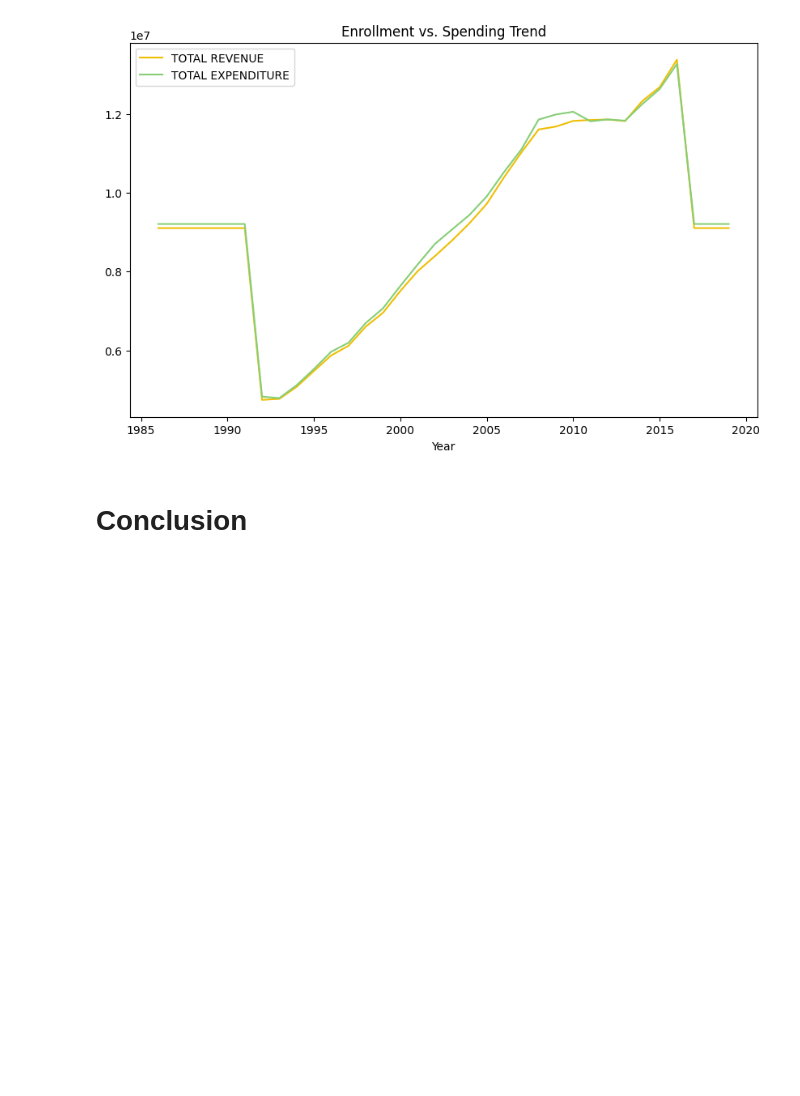
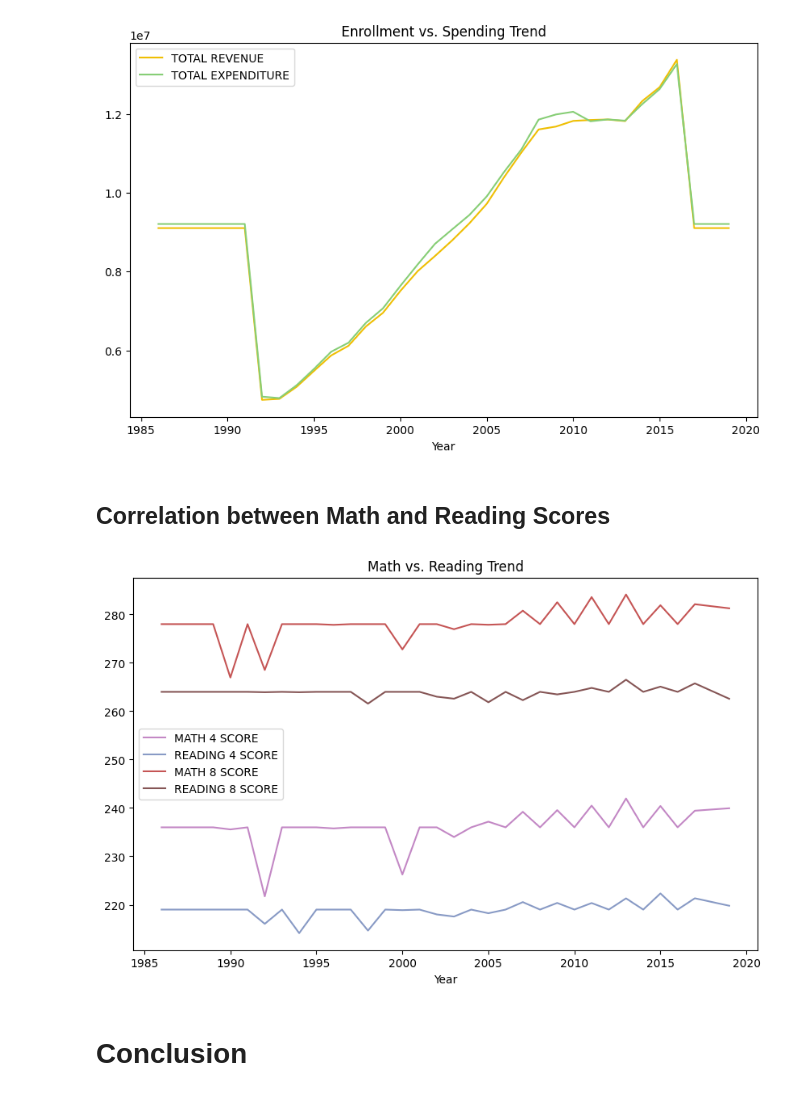
Before and after one commit to roob32/MATHEDA_CALVEZ, a Jupyter notebook: WK11/Excercise/US-Education.ipynb, the cells around one changed output. Saved outputs shown, nothing was run; the diff lists cells and outputs as text; code cells hidden in the pictures; blank space fills up the shorter version.

Commit message:
Updated Correlation Related Analysis

```diff
--- a/WK11/Excercise/US-Education.ipynb
+++ b/WK11/Excercise/US-Education.ipynb
@@ -366,6 +366,20 @@ mpl.xlabel('Year')
 mpl.show()
 # %% [output]
 [figure]
+# %% [markdown]
+## Correlation between Math and Reading Scores
+# %%
+mpl.figure(figsize=(10,6))
+mpl.plot(df_Math4['YEAR'], df_Math4['AVG_MATH_4_SCORE'], color='#c388c5', label='MATH 4 SCORE')
+mpl.plot(df_Reading4['YEAR'], df_Reading4['AVG_READING_4_SCORE'], color='#889ac5', label='READING 4 SCORE')
+mpl.plot(df_Math8['YEAR'], df_Math8['AVG_MATH_8_SCORE'], color='#c55555', label='MATH 8 SCORE')
+mpl.plot(df_Reading8['YEAR'], df_Reading8['AVG_READING_8_SCORE'], color='#855555', label='READING 8 SCORE')
+mpl.legend()
+mpl.title('Math vs. Reading Trend')
+mpl.xlabel('Year')
+mpl.show()
+# %% [output]
+[figure, added]
 # %% [markdown]
 # Conclusion
 # %% [markdown]
```
